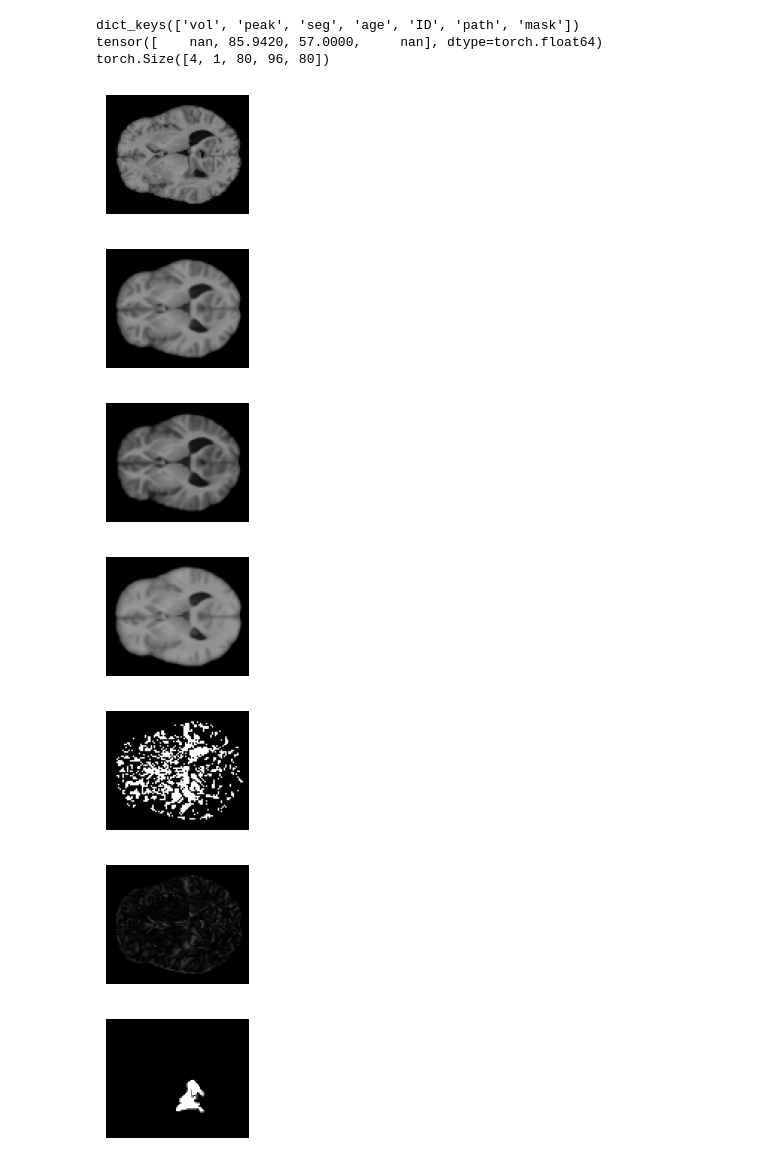
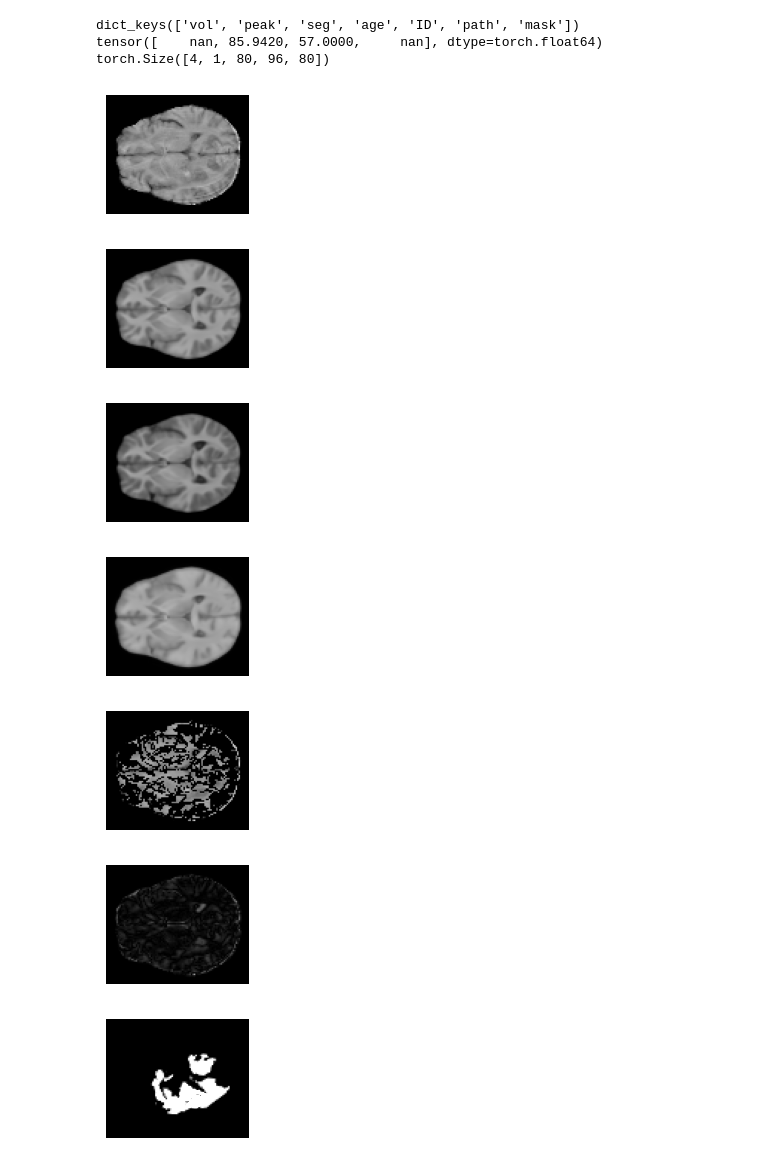
Before and after one commit to HaleAkrami/3D_lesion_DF, a Jupyter notebook: 3Q_qr_v2_valid.ipynb, the cells around one changed output. Drawn from its saved outputs; the diff is of its cells as text; code cells hidden in the pictures.

Commit message:
change data loader

```diff
--- a/3Q_qr_v2_valid.ipynb
+++ b/3Q_qr_v2_valid.ipynb
@@ -185,13 +183,25 @@ middle_slice_idx = image_array.size(-1) // 2
 dict_keys(['vol', 'peak', 'seg', 'age', 'ID', 'path', 'mask'])
 tensor([    nan, 85.9420, 57.0000,     nan], dtype=torch.float64)
 torch.Size([4, 1, 80, 96, 80])
+# %%
+
+# Expand the dimensions of sub_test['peak'] to make it [1, 1, 1, 1, 4]
+peak_expanded = (sub_test['peak'].unsqueeze(1).unsqueeze(2).unsqueeze(3).unsqueeze(4)).long()
+# Move both tensors to the device
+image_array = sub_test['vol']['data'].to(device)
+peak_expanded = peak_expanded.to(device)
+
+# Perform the division
+image_array = (image_array / peak_expanded)
+middle_slice_idx = image_array.size(-1) // 2
+# image_array = image_array
 # %%
 noise = torch.randn_like(image_array).to(device)
 timesteps = torch.randint(299, 300, (image_array.shape[0],), device=image_array.device).long()
 prediction,prediction_m,prediction_h = inferer(inputs=image_array, diffusion_model=model, noise=noise, timesteps=timesteps)
 # %%
 middle_slice_idx = int(image_array.size(-1) // 2)
-i=3
+i=0
 plt.figure(figsize=(2, 2))
 plt.imshow(image_array[i, 0, :, :, middle_slice_idx].detach().cpu().numpy(), vmin=0, vmax=2, cmap="gray")
 plt.tight_layout()
@@ -217,39 +227,39 @@ plt.tight_layout()
 plt.axis("off")
 plt.show()
 # %% [output]
-[figure, old version]
+[figure, new version]
-[figure, old version]
+[figure, new version]
-[figure, old version]
+[figure, new version]
-[figure, old version]
+[figure, new version]
 # %%
-segmented =(image_array<prediction)|(image_array>prediction_h)
+segmented = image_array * ((image_array < prediction) | (image_array > prediction_h)).float()
 segmented = segmented*(image_array>0.001)
 error = torch.abs(image_array-prediction_m)
 
 middle_slice_idx = int(image_array.size(-1) // 2)
 
 plt.figure(figsize=(2, 2))
-plt.imshow(segmented[i, 0, :, :, middle_slice_idx].detach().cpu().numpy(), vmin=0, vmax=1, cmap="gray")
+plt.imshow(segmented[i, 0, :, :, middle_slice_idx].detach().cpu().numpy(), vmin=0, vmax=2, cmap="gray")
 plt.tight_layout()
 plt.axis("off")
 plt.show()
 
 plt.figure(figsize=(2, 2))
 plt.imshow(error[i, 0, :, :, middle_slice_idx].detach().cpu().numpy(), vmin=0, vmax=2, cmap="gray")
 plt.tight_layout()
 plt.axis("off")
 plt.show()
 
 
 plt.figure(figsize=(2, 2))
 plt.imshow(sub_test['seg']['data'][i, 0, :, :, middle_slice_idx].detach().cpu().numpy(), vmin=0, vmax=2, cmap="gray")
 plt.tight_layout()
 plt.axis("off")
 plt.show()
 # %% [output]
-[figure, old version]
+[figure, new version]
-[figure, old version]
+[figure, new version]
-[figure, old version]
+[figure, new version]
 # %%
 f"/scratch1/akrami/models/3Ddiffusion/half_norm/model_epoch{epoch}.pt"
 f"./results/half_norm/sample_epoch{epoch}.png"
```
Also changed, not shown: parts of 2 cells of this notebook, 6 other files.
